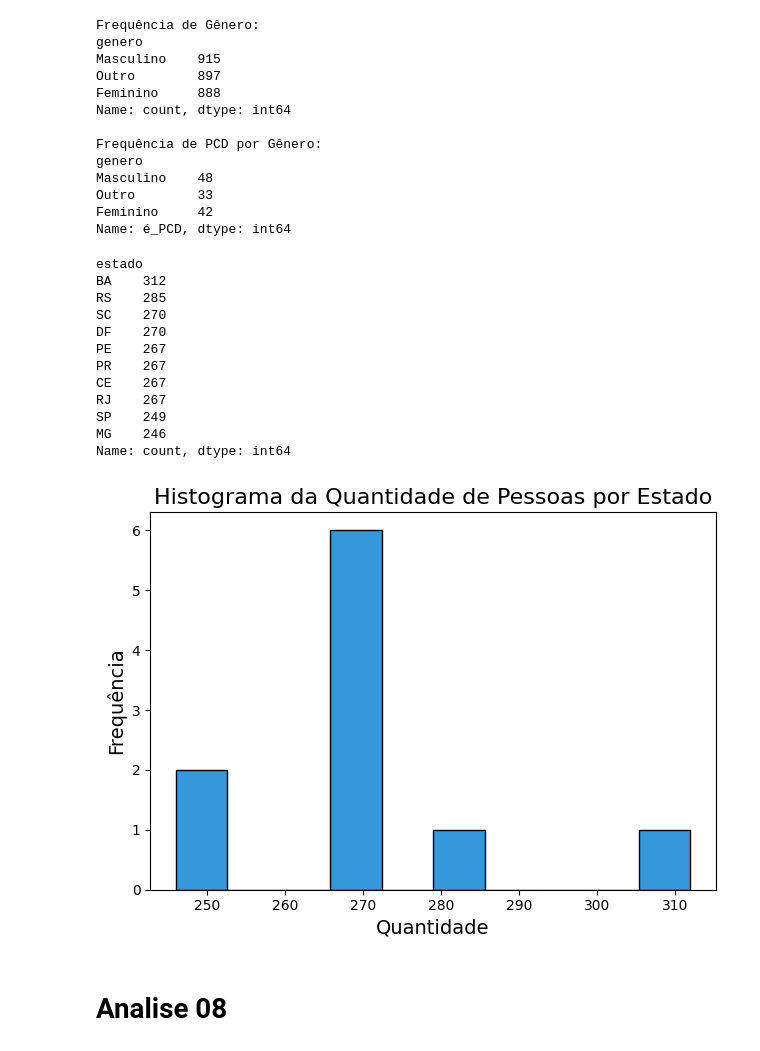
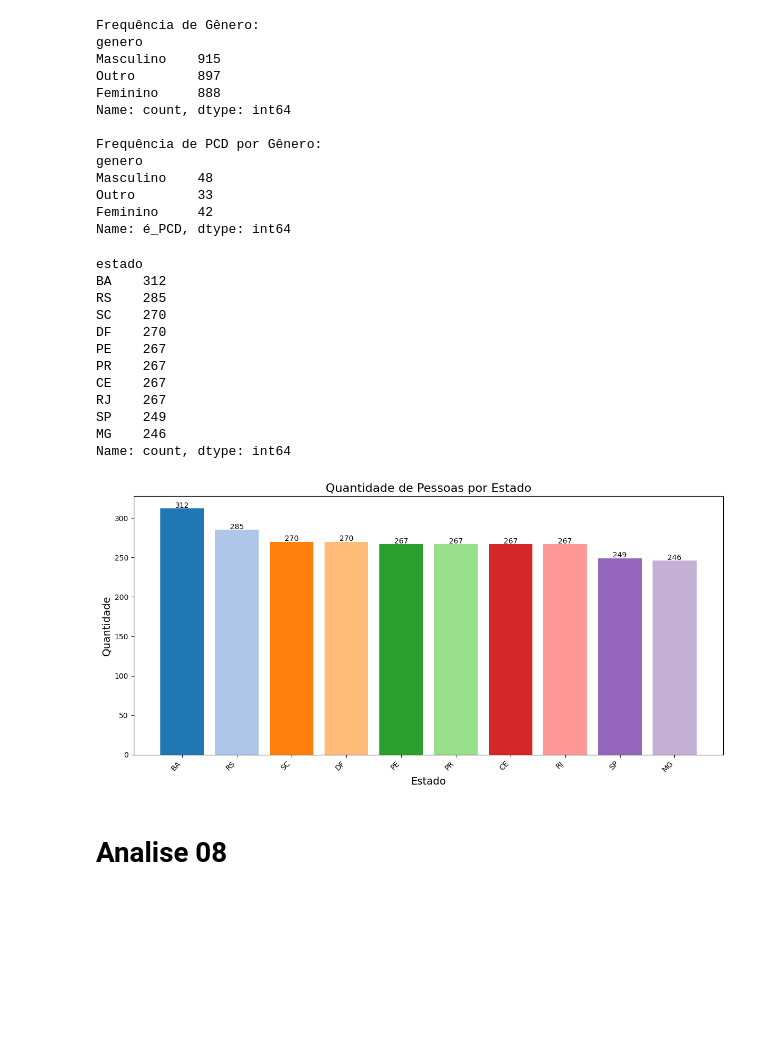
Before and after one commit to jesieldossantos/Curso-IA, a Jupyter notebook: analises/candidatos/candidatos_tecnologia.ipynb, the cells around one changed output. Saved outputs shown, nothing was run; the diff lists cells and outputs as text; code cells hidden in the pictures; blank space fills up the shorter version.

```diff
--- a/analises/candidatos/candidatos_tecnologia.ipynb
+++ b/analises/candidatos/candidatos_tecnologia.ipynb
@@ -358,17 +358,15 @@ Na analise vemos que a media por genero esta bem proximo de pretensoes salariais
 # %%
 media_salario_genero = df_candidatos_completo.groupby('genero')['pretensoes_salariais'].mean().reset_index()
 
-total = media_salario_genero['pretensoes_salariais'].sum()
-media_salario_genero['Porcentagem'] = (media_salario_genero['pretensoes_salariais'] / total) * 100
-
 plt.figure(figsize=(8, 6))
-plt.bar(media_salario_genero['genero'], media_salario_genero['Porcentagem'])
-plt.title('Porcentagem do Salário por Gênero')
+plt.bar(media_salario_genero['genero'], media_salario_genero['pretensoes_salariais'], color=['#4CAF50', '#03A9F4', '#FF9800'][:len(media_salario_genero)])
+plt.title('Média Salarial por Gênero')
 plt.xlabel('Gênero')
-plt.ylabel('Porcentagem')
+plt.ylabel('Média Salarial')
+plt.xticks(rotation=45, ha='right')
 for i, row in media_salario_genero.iterrows():
-    plt.text(row['genero'], row['Porcentagem'], f"{row['Porcentagem']:.2f}%", ha='center', va='bottom')
+    plt.text(i, row['pretensoes_salariais'], f"R${row['pretensoes_salariais']:.2f}", ha='center', va='bottom')
+plt.tight_layout()
 plt.show()
-
 print(media_salario_genero)
 # %% [output]
@@ -444,27 +442,31 @@ Name: é_PCD, dtype: int64
 # %%
 quantidade_por_estado = df_candidatos_completo['estado'].value_counts()
 print(quantidade_por_estado)
 
-plt.hist(quantidade_por_estado.values, bins=10, color='#3498db', edgecolor='black')
-plt.title('Histograma da Quantidade de Pessoas por Estado', fontsize=16)
-plt.xlabel('Quantidade', fontsize=14)
-plt.ylabel('Frequência', fontsize=14)
+plt.figure(figsize=(12, 6))
+plt.bar(quantidade_por_estado.index, quantidade_por_estado.values, color=plt.cm.tab20(range(len(quantidade_por_estado))))
+plt.title('Quantidade de Pessoas por Estado', fontsize=16)
+plt.xlabel('Estado', fontsize=14)
+plt.ylabel('Quantidade', fontsize=14)
+plt.xticks(rotation=45, ha='right')
 plt.tight_layout()
+for i, v in enumerate(quantidade_por_estado.values):
+    plt.text(i, v + 1, f"{v}", ha='center')
 plt.show()
 # %% [output]
 estado
 BA    312
 RS    285
 SC    270
 DF    270
 PE    267
 PR    267
 CE    267
 RJ    267
 SP    249
 MG    246
 Name: count, dtype: int64
-[figure, old version]
+[figure, new version]
 # %% [markdown]
 # Analise 08
 # %% [markdown]
```
Also changed, not shown: parts of 12 cells of this notebook, 1 other file.
